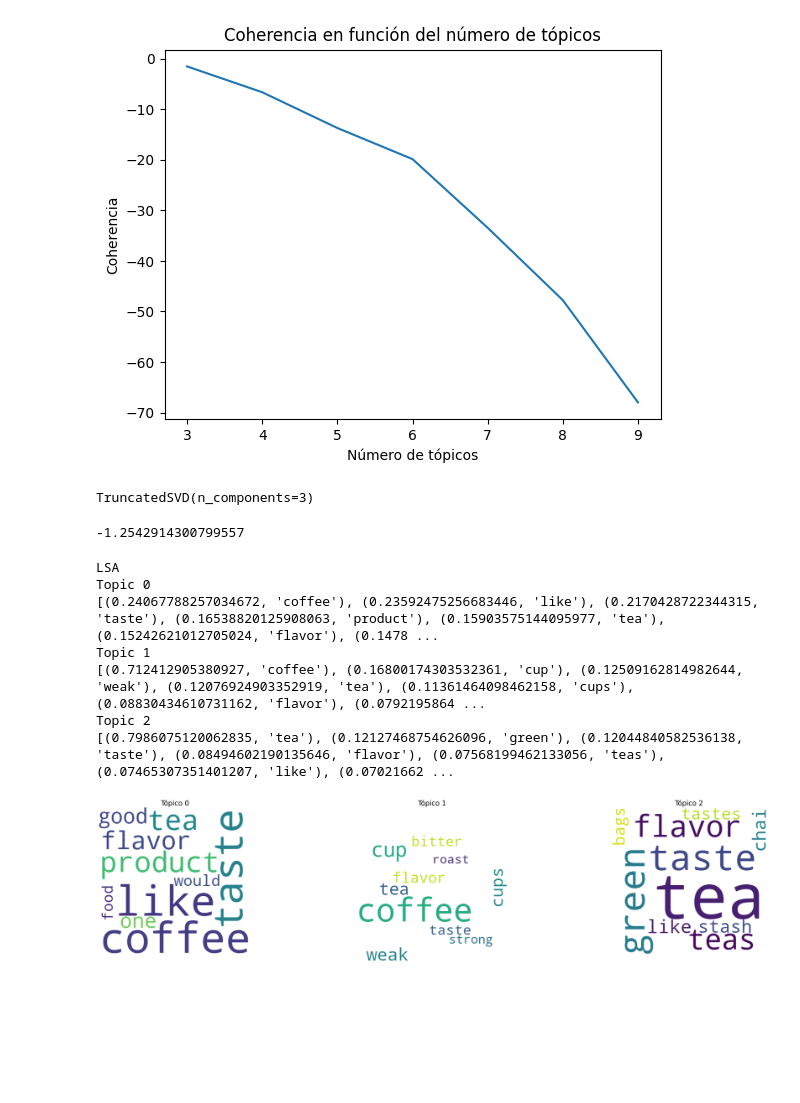
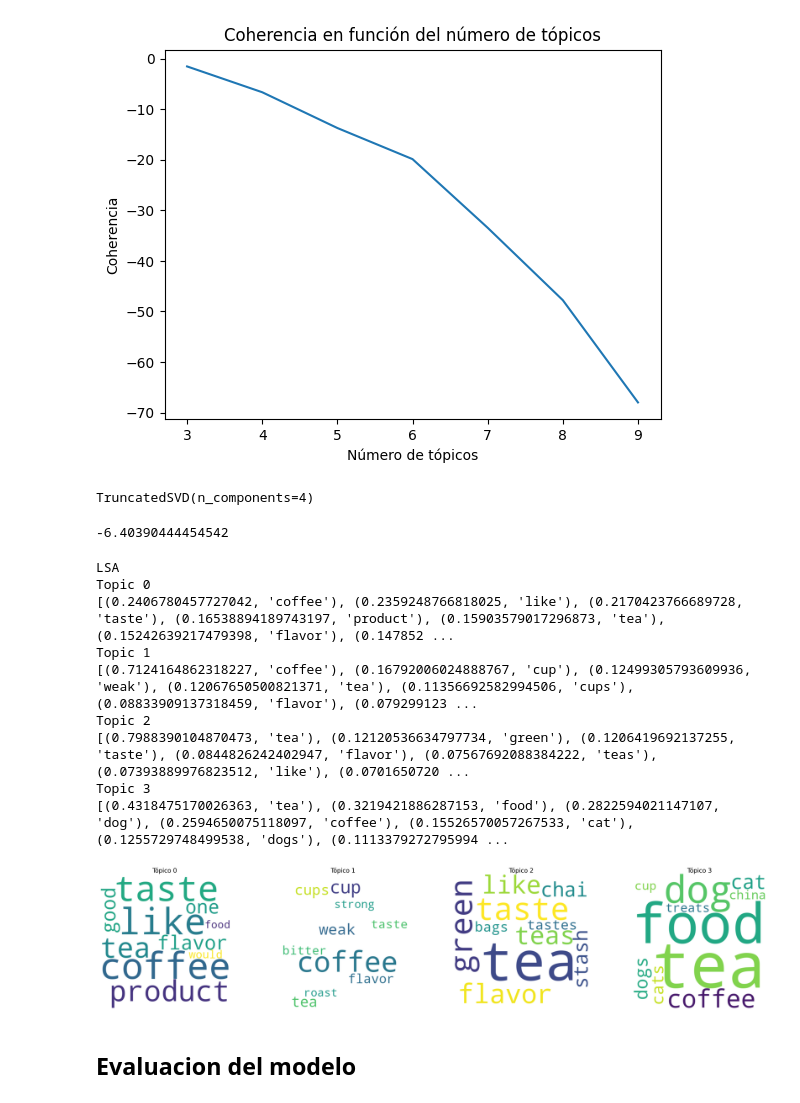
Before and after one commit to jmartingv/nlp-clasifier, a Jupyter notebook: notebook.ipynb, the cells around one changed output. Drawn from its saved outputs; the diff is of its cells as text; code cells hidden in the pictures; blank space fills up the shorter version.

```diff
--- a/notebook.ipynb
+++ b/notebook.ipynb
@@ -539,18 +539,19 @@ plt.show()
 # %% [output]
 [figure]
 # %%
-svd = TruncatedSVD(n_components=3)
+n_topics = 4
+svd = TruncatedSVD(n_components= n_topics)
 svd.fit(X)
 # %% [output]
-TruncatedSVD(n_components=3)
+TruncatedSVD(n_components=4)
 # %%
-get_average_topic_coherence(X, svd.components_, 3)
+get_average_topic_coherence(X, svd.components_, n_topics)
 # %% [output]
--1.2542914300799557
+-6.40390444454542
 # %%
 print("LSA")
 terms = vectorizer.get_feature_names_out()
-for i in range(0, 3):
+for i in range(0, n_topics):
     print(f"Topic {i}")
     topic = svd.components_[i]
     topic = sorted(zip(topic, terms), key=lambda x: 1 - x[0])[0:10]
@@ -558,33 +559,36 @@ for i in range(0, 3):
 # %% [output]
 LSA
 Topic 0
-[(0.24067788257034672, 'coffee'), (0.23592475256683446, 'like'), (0.2170428722344315, 'taste'), (0.16538820125908063, 'product'), (0.15903575144095977, 'tea'), (0.15242621012705024, 'flavor'), (0.1478 ...
+[(0.2406780457727042, 'coffee'), (0.2359248766818025, 'like'), (0.2170423766689728, 'taste'), (0.16538894189743197, 'product'), (0.15903579017296873, 'tea'), (0.15242639217479398, 'flavor'), (0.147852 ...
 Topic 1
-[(0.712412905380927, 'coffee'), (0.16800174303532361, 'cup'), (0.12509162814982644, 'weak'), (0.12076924903352919, 'tea'), (0.11361464098462158, 'cups'), (0.08830434610731162, 'flavor'), (0.0792195864 ...
+[(0.7124164862318227, 'coffee'), (0.16792006024888767, 'cup'), (0.12499305793609936, 'weak'), (0.12067650500821371, 'tea'), (0.11356692582994506, 'cups'), (0.08833909137318459, 'flavor'), (0.079299123 ...
 Topic 2
-[(0.7986075120062835, 'tea'), (0.12127468754626096, 'green'), (0.12044840582536138, 'taste'), (0.08494602190135646, 'flavor'), (0.07568199462133056, 'teas'), (0.07465307351401207, 'like'), (0.07021662 ...
+[(0.7988390104870473, 'tea'), (0.12120536634797734, 'green'), (0.1206419692137255, 'taste'), (0.0844826242402947, 'flavor'), (0.07567692088384222, 'teas'), (0.07393889976823512, 'like'), (0.0701650720 ...
+Topic 3
+[(0.4318475170026363, 'tea'), (0.3219421886287153, 'food'), (0.2822594021147107, 'dog'), (0.2594650075118097, 'coffee'), (0.15526570057267533, 'cat'), (0.1255729748499538, 'dogs'), (0.1113379272795994 ...
 # %%
-n_topics = 3
 fig, axs = plt.subplots(1, n_topics, figsize=(50, 10))  # Ajustar el tamaño total
 
 for i in range(n_topics):
     # Obtén los componentes del tópico
     topic = svd.components_[i]
     # Asocia términos con sus frecuencias
     topic_terms = sorted(zip(topic, terms), key=lambda x: x[0], reverse=True)[:10]
     topic_dict = {term: abs(freq) for freq, term in topic_terms if isinstance(freq, (int, float))}
 
     # Genera la nube de palabras
     wordcloud = WordCloud(
         width=400, height=400, background_color='white', min_font_size=18
     ).generate_from_frequencies(topic_dict)
 
     # Agrega la nube de palabras a los ejes
     axs[i].imshow(wordcloud, interpolation='bilinear')
     axs[i].set_title(f"Tópico {i}", fontsize=30)
     axs[i].axis("off")
 
 plt.tight_layout()
 plt.show()
 # %% [output]
-[figure, old version]
+[figure, new version]
+# %% [markdown]
+## Evaluacion del modelo
```
